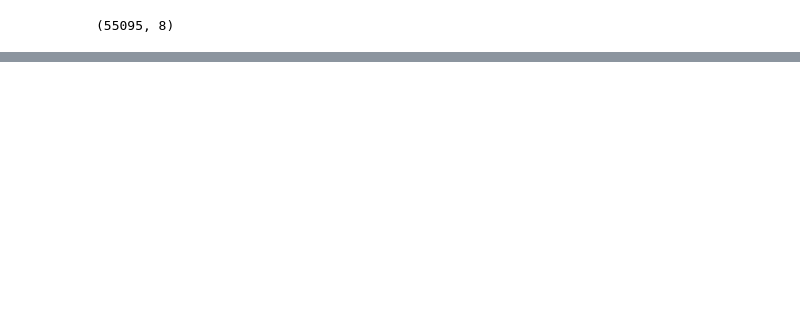
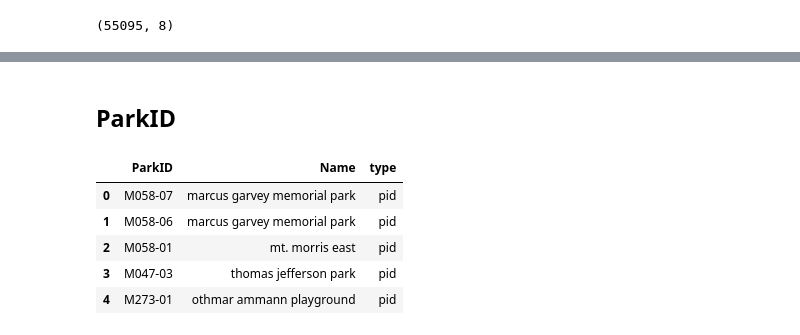
Before and after one commit to gdobler/parqa, a Jupyter notebook: 311/311_calls_to_ParkID.ipynb, the cells around one changed output, grey strips where cells are left out. Cells and saved outputs as stored; diff of their text form; code cells hidden in the pictures; blank space fills up the shorter version.

```diff
--- a/311/311_calls_to_ParkID.ipynb
+++ b/311/311_calls_to_ParkID.ipynb
@@ -109,0 +133,2 @@ calls2.shape
+# %% [markdown]
+## ParkID
@@ -109,0 +150,9 @@ calls2.shape
+# %%
+prop.head()
+# %% [output]
+|  | ParkID | Name | type |
+| 0 | M058-07 | marcus garvey memorial park | pid |
+| 1 | M058-06 | marcus garvey memorial park | pid |
+| 2 | M058-01 | mt. morris east | pid |
+| 3 | M047-03 | thomas jefferson park | pid |
+| 4 | M273-01 | othmar ammann playground | pid |
```
Also changed, not shown: parts of 20 cells of this notebook.
